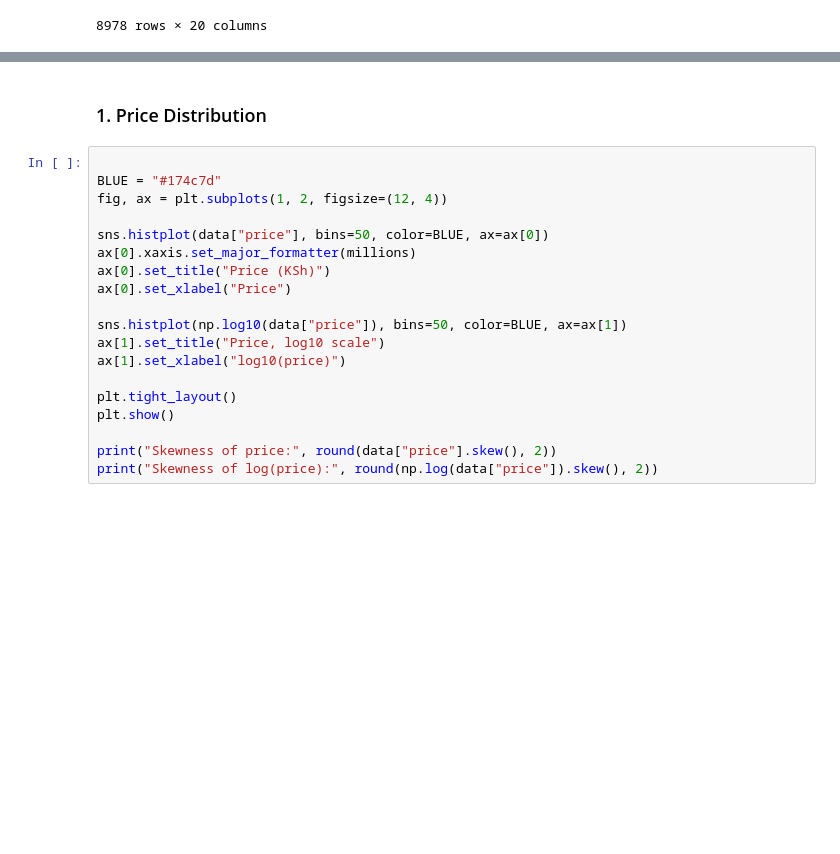
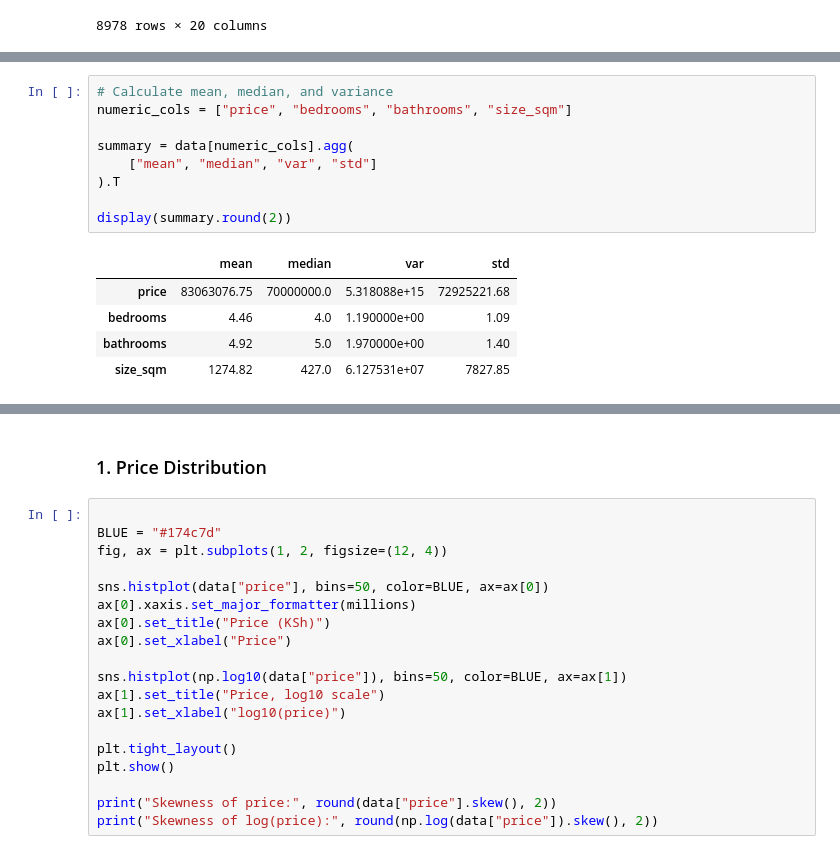
Before and after one commit to kenny067/NyumbaSense-ml, a Jupyter notebook: nyumba.ipynb, the cells around one changed output, grey strips where cells are left out. Saved outputs shown, nothing was run; the diff lists cells and outputs as text; blank space fills up the shorter version.

```diff
--- a/nyumba.ipynb
+++ b/nyumba.ipynb
@@ -467,3 +471,18 @@ data.describe().T
 | Bath_gt_bed_plus2 | 8978.0 | 2.316774e-02 | 1.504444e-01 | 0.0 | 0.0 | 0.0 | 0.000000e+00 | 1.0 |
 | Price_outlier | 8978.0 | 3.341501e-03 | 5.771228e-02 | 0.0 | 0.0 | 0.0 | 0.000000e+00 | 1.0 |
 | Size_outlier | 8978.0 | 6.749833e-02 | 2.508970e-01 | 0.0 | 0.0 | 0.0 | 0.000000e+00 | 1.0 |
+# %%
+# Calculate mean, median, and variance
+numeric_cols = ["price", "bedrooms", "bathrooms", "size_sqm"]
+
+summary = data[numeric_cols].agg(
+    ["mean", "median", "var", "std"]
+).T
+
+display(summary.round(2))
+# %% [output]
+|  | mean | median | var | std |
+| price | 83063076.75 | 70000000.0 | 5.318088e+15 | 72925221.68 |
+| bedrooms | 4.46 | 4.0 | 1.190000e+00 | 1.09 |
+| bathrooms | 4.92 | 5.0 | 1.970000e+00 | 1.40 |
+| size_sqm | 1274.82 | 427.0 | 6.127531e+07 | 7827.85 |
```
Also changed, not shown: parts of 17 cells of this notebook.
